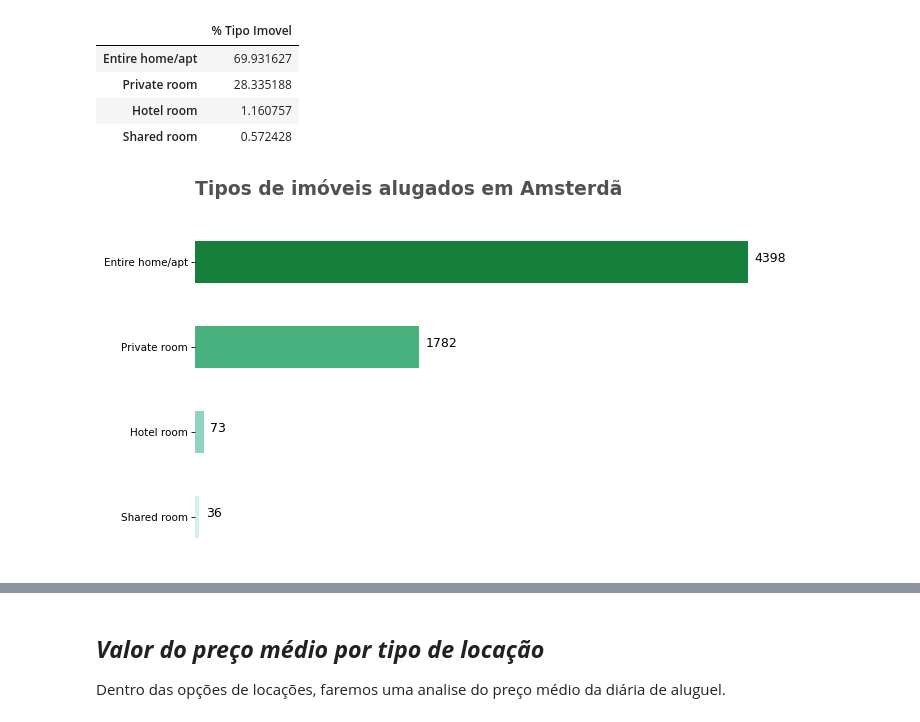
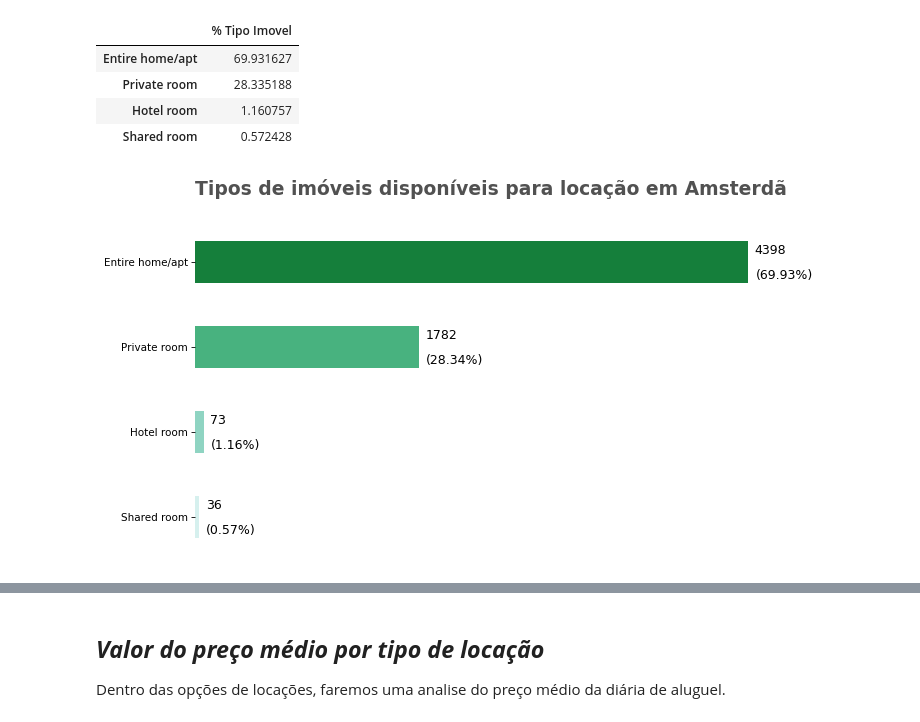
Before and after one commit to AAndreo/data-science, a Jupyter notebook: Projeto_Analisando_os_Dados_do_Airbnb_Amsterdam.ipynb, the cells around one changed output, grey strips where cells are left out. Drawn from its saved outputs; the diff is of its cells as text; code cells hidden in the pictures.

```diff
--- a/Projeto_Analisando_os_Dados_do_Airbnb_Amsterdam.ipynb
+++ b/Projeto_Analisando_os_Dados_do_Airbnb_Amsterdam.ipynb
@@ -434,39 +442,51 @@ display(pd.DataFrame(data = dados.rename("% Tipo Imovel")))
 # %%
 fig, ax = plt.subplots(figsize=(10,6),dpi=75)
 cmap = sns.color_palette("BuGn", n_colors=4)
 cmap.reverse()
 
-data = df_clean.room_type.value_counts()
+dados = df_clean.room_type.value_counts()
+dados_perc = (df_clean.room_type.value_counts() /df_clean.shape[0]) * 100
 
-ax = data.plot.barh(color=cmap)
+ax = dados.plot.barh(color=cmap)
 ax.invert_yaxis()
 # titulo
-ax.text(-0.5, -0.8,'Tipos de imóveis alugados em Amsterdã', fontsize=18, color="#515151", fontweight='bold')
-
+ax.text(-0.5, -0.8,'Tipos de imóveis disponíveis para locação em Amsterdã', fontsize=18, color="#515151", fontweight='bold')
 
 # remover xticks e xticklabels
 ax.set_xticklabels(labels=[], visible=False)
 ax.set_xticks(ticks=[])
 
 # removendo spines dos gráficos
 ax.spines['right'].set_visible(False)
 ax.spines['left'].set_visible(False)
 ax.spines['top'].set_visible(False)
 ax.spines['bottom'].set_visible(False)
 
 # anotações nos pontos de scatter
-for i, j in enumerate(data):
+for i, j in enumerate(dados):
     ax.annotate(
         round(j),
-        xy=(j+50, i),
+        xy=(j+50, i-0.1),
         # xytext=(-12,5),
         # textcoords='offset points',
         fontsize=12,
         fontweight='medium'
     )
 
+c=0
+for i, j in enumerate(dados_perc):
+    ax.annotate(
+        '({:.2f}%)'.format(j),
+        xy=(dados[c]+55, i+0.2),
+        # xytext=(-12,5),
+        # textcoords='offset points',
+        fontsize=12,
+        fontweight='medium'
+    )
+    c=c+1
+
 plt.show()
 # %% [output]
-[figure, old version]
+[figure, new version]
 # %% [markdown]
 O resultado mostra que existe um leque de ofertas bem generoso, contemplando todos os tipos de imóveis para alugar.
```
Also changed, not shown: parts of 8 cells of this notebook.
